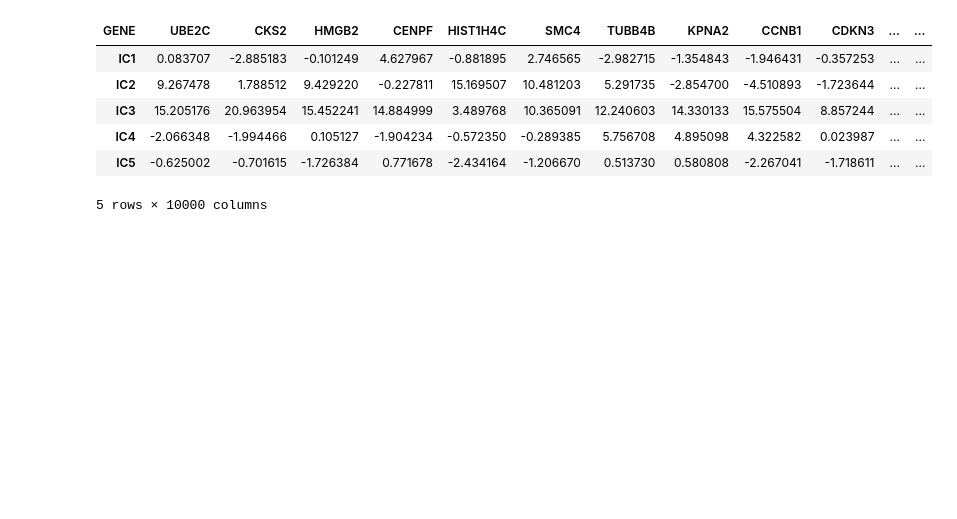
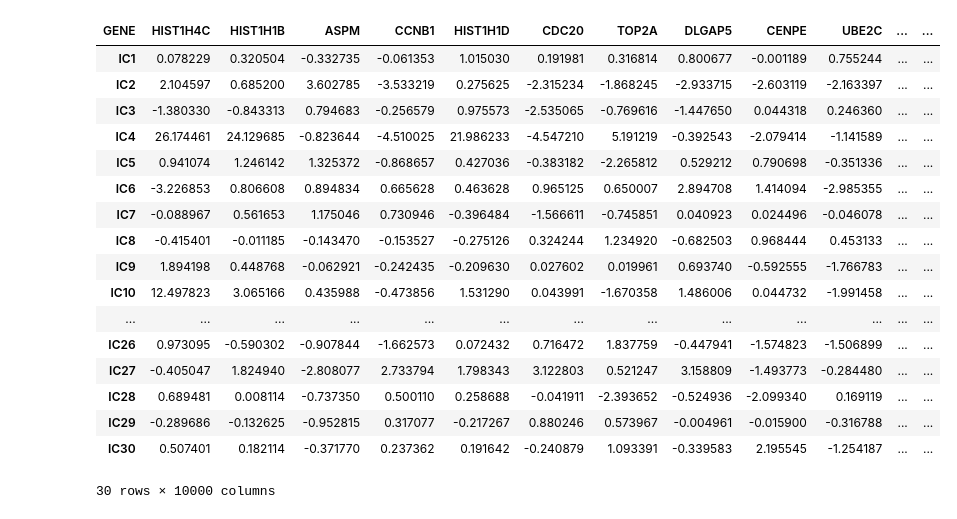
Before and after one commit to auranic/BroadCellLine_scRNASeq_analysis, a Jupyter notebook: ICA_analysis_of_single_cell_data.ipynb, the cells around one changed output. Drawn from its saved outputs; the diff is of its cells as text; code cells hidden in the pictures; blank space fills up the shorter version.

```diff
--- a/ICA_analysis_of_single_cell_data.ipynb
+++ b/ICA_analysis_of_single_cell_data.ipynb
@@ -143,10 +157,16 @@ def load_weighted_signature_file(file):
 # %%
-folder = '../Broad_CellLine/'
-cell_line = 'JHU011_UPPER_AERODIGESTIVE_TRACT'
+#folder = '../Broad_CellLine/'
+#cell_line = 'JHU011_UPPER_AERODIGESTIVE_TRACT'
+#cell_line = 'TE14_OESOPHAGUS'
+#cell_line = 'CAMA1_BREAST'
+#cell_line = 'SCC47_UPPER_AERODIGESTIVE_TRACT'
+#cell_line = 'SCC9_UPPER_AERODIGESTIVE_TRACT'
+#cell_line = 'OVTOKO_OVARY'
+#cell_line = 'ABC1_LUNG'
 ##cell_line = 'SCC25_UPPER_AERODIGESTIVE_TRACT'
-suffix = '_raw'
-Normalize_Totals = False
-division_factor = 50
+#suffix = '_raw'
+#Normalize_Totals = False
+#division_factor = 50
 
 #folder = '../Retinoblastoma/Y79/'
 #cell_line = 'Y79'
@@ -157,6 +177,18 @@ division_factor = 50
 #folder = '/mnt/c/Datas/BIODICA_GUI/work/Y79_nufp10k_ICA/'
 #cell_line = 'Y79_nufp10k'
 #suffix = ''
+
+folder = '../EwingSarcoma_Miller2020/CHLA9/'
+cell_line = 'CHLA9'
+division_factor = 1
+suffix = ''
+Normalize_Totals = True
+
+#folder = '../EwingSarcoma_Miller2020/CHLA10/'
+#cell_line = 'CHLA10'
+#division_factor = 1
+#suffix = ''
+#Normalize_Totals = True
 # %%
 # This cell is specific to Broad cell line collection
 # It extracts a cell line from the large CPM_data.txt file
@@ -283,11 +319,12 @@ X = df.values
 #Uncomment next line if you want to subsample the dataset
 #X = X[np.random.choice(X.shape[0],1000),:]
 mn = np.mean(X,axis=0)
+print(mn.shape)
 X = X - mn
 
 
-sICA = StabilizedICA(n_components = 15 , max_iter = 2000, n_jobs = -1)
-sICA.fit(X, n_runs = 100, plot = True, normalize=True)
+sICA = StabilizedICA(n_components = 30 , max_iter = 2000, n_jobs = -1)
+sICA.fit(X, n_runs = 100, plot = True, normalize=True, fun='logcosh')
 
 end = time.time()
 
@@ -299,22 +337,35 @@ running time (min): 02:32.34
 # %%
 Metagenes = pd.DataFrame(sICA.S_ , columns = df.columns , index = ['IC'+ str(i+1) for i in range(sICA.S_.shape[0])])
-display(Metagenes.head())
+display(Metagenes)
 sfile = file[:-4]+"_PT_S.xls"
 Metagenes.transpose().to_csv(sfile,sep='\t')
 
 #sfile = 'Y79_nufp10k_ica_S.xls'
+#sfile = '/mnt/c/Datas/BIODICA_GUI/work/CHLA9_nufp10k_ICA/CHLA9_nufp10k_ica_S.xls'
+#sfile = '/mnt/c/Datas/BIODICA_GUI/work/CHLA9_proc_ICA/CHLA9_proc_ica_S.xls'
 #temp = pd.read_csv(sfile,delimiter='\t',index_col=False).transpose()
 #Xtemp = temp.to_numpy()[1:-1,:]
 #Metagenes = pd.DataFrame(Xtemp, columns = list(temp.to_numpy()[0,:]), index = ['IC'+ str(i+1) for i in range(Xtemp.shape[0])])
-#display(Metagenes.head())
+#display(Metagenes)
 # %% [output]
-| GENE | UBE2C | CKS2 | HMGB2 | CENPF | HIST1H4C | SMC4 | TUBB4B | KPNA2 | CCNB1 | CDKN3 | ... | ... |
-| IC1 | 0.083707 | -2.885183 | -0.101249 | 4.627967 | -0.881895 | 2.746565 | -2.982715 | -1.354843 | -1.946431 | -0.357253 | ... | ... |
-| IC2 | 9.267478 | 1.788512 | 9.429220 | -0.227811 | 15.169507 | 10.481203 | 5.291735 | -2.854700 | -4.510893 | -1.723644 | ... | ... |
-| IC3 | 15.205176 | 20.963954 | 15.452241 | 14.884999 | 3.489768 | 10.365091 | 12.240603 | 14.330133 | 15.575504 | 8.857244 | ... | ... |
-| IC4 | -2.066348 | -1.994466 | 0.105127 | -1.904234 | -0.572350 | -0.289385 | 5.756708 | 4.895098 | 4.322582 | 0.023987 | ... | ... |
-| IC5 | -0.625002 | -0.701615 | -1.726384 | 0.771678 | -2.434164 | -1.206670 | 0.513730 | 0.580808 | -2.267041 | -1.718611 | ... | ... |
+| GENE | HIST1H4C | HIST1H1B | ASPM | CCNB1 | HIST1H1D | CDC20 | TOP2A | DLGAP5 | CENPE | UBE2C | ... | ... |
+| IC1 | 0.078229 | 0.320504 | -0.332735 | -0.061353 | 1.015030 | 0.191981 | 0.316814 | 0.800677 | -0.001189 | 0.755244 | ... | ... |
+| IC2 | 2.104597 | 0.685200 | 3.602785 | -3.533219 | 0.275625 | -2.315234 | -1.868245 | -2.933715 | -2.603119 | -2.163397 | ... | ... |
+| IC3 | -1.380330 | -0.843313 | 0.794683 | -0.256579 | 0.975573 | -2.535065 | -0.769616 | -1.447650 | 0.044318 | 0.246360 | ... | ... |
+| IC4 | 26.174461 | 24.129685 | -0.823644 | -4.510025 | 21.986233 | -4.547210 | 5.191219 | -0.392543 | -2.079414 | -1.141589 | ... | ... |
+| IC5 | 0.941074 | 1.246142 | 1.325372 | -0.868657 | 0.427036 | -0.383182 | -2.265812 | 0.529212 | 0.790698 | -0.351336 | ... | ... |
+| IC6 | -3.226853 | 0.806608 | 0.894834 | 0.665628 | 0.463628 | 0.965125 | 0.650007 | 2.894708 | 1.414094 | -2.985355 | ... | ... |
+| IC7 | -0.088967 | 0.561653 | 1.175046 | 0.730946 | -0.396484 | -1.566611 | -0.745851 | 0.040923 | 0.024496 | -0.046078 | ... | ... |
+| IC8 | -0.415401 | -0.011185 | -0.143470 | -0.153527 | -0.275126 | 0.324244 | 1.234920 | -0.682503 | 0.968444 | 0.453133 | ... | ... |
+| IC9 | 1.894198 | 0.448768 | -0.062921 | -0.242435 | -0.209630 | 0.027602 | 0.019961 | 0.693740 | -0.592555 | -1.766783 | ... | ... |
+| IC10 | 12.497823 | 3.065166 | 0.435988 | -0.473856 | 1.531290 | 0.043991 | -1.670358 | 1.486006 | 0.044732 | -1.991458 | ... | ... |
+| ... | ... | ... | ... | ... | ... | ... | ... | ... | ... | ... | ... | ... |
+| IC26 | 0.973095 | -0.590302 | -0.907844 | -1.662573 | 0.072432 | 0.716472 | 1.837759 | -0.447941 | -1.574823 | -1.506899 | ... | ... |
+| IC27 | -0.405047 | 1.824940 | -2.808077 | 2.733794 | 1.798343 | 3.122803 | 0.521247 | 3.158809 | -1.493773 | -0.284480 | ... | ... |
+| IC28 | 0.689481 | 0.008114 | -0.737350 | 0.500110 | 0.258688 | -0.041911 | -2.393652 | -0.524936 | -2.099340 | 0.169119 | ... | ... |
+| IC29 | -0.289686 | -0.132625 | -0.952815 | 0.317077 | -0.217267 | 0.880246 | 0.573967 | -0.004961 | -0.015900 | -0.316788 | ... | ... |
+| IC30 | 0.507401 | 0.182114 | -0.371770 | 0.237362 | 0.191642 | -0.240879 | 1.093391 | -0.339583 | 2.195545 | -1.254187 | ... | ... |
-5 rows × 10000 columns
+30 rows × 10000 columns
 # %%
 freeman_G1S = ['ADAMTS1','ASF1B','ATAD2','BARD1','BLM','BRCA1','BRIP1','C17orf75','C9orf40','CACYBP','CASP8AP2','CCDC15','CCNE1','CCNE2','CCP110','CDC25A','CDC45','CDC6','CDC7','CDK2','CDT1','CENPJ','CENPQ','CENPU','CEP57','CHAF1A','CHAF1B','CHEK1','CLSPN','CREBZF','CRYL1','CSE1L','DCLRE1B','DCTPP1','DEK','DERA','DHFR','DNA2','DNAJC9','DNMT1','DONSON','DSCC1','DSN1','DTL','E2F8','EED','EFCAB11','ENDOD1','ETAA1','EXO1','EYA2','EZH2','FAM111A','FANCE','FANCG','FANCI','FANCL','FBXO5','FEN1','GGH','GINS1','GINS2','GINS3','GLMN','GMNN','GMPS','GPD2','HADH','HELLS','HSF2','ITGB3BP','KIAA0101','KNTC1','LIG1','MCM10','MCM2','MCM3','MCM4','MCM5','MCM6','MCM7','MCMBP','METTL9','MMD','MNS1','MPP1','MRE11A','MSH2','MSH6','MYO19','NASP','NPAT','NSMCE4A','ORC1','OSGEPL1','PAK1','PAQR4','PARP2','PASK','PAXIP1','PBX3','PCNA','PKMYT1','PMS1','POLA1','POLA2','POLD3','POLE2','PRIM1','PRPS2','PSMC3IP','RAB23','RAD51','RAD51AP1','RAD54L','RBBP8','RBL1','RDX','RFC2','RFC3','RFC4','RMI1','RNASEH2A','RPA1','RRM1','RRM2','SLBP','SLC25A40','SMC2','SMC3','SSX2IP','SUPT16H','TEX30','TFDP1','THAP10','THEM6','TIMELESS','TIPIN','TMEM106C','TMEM38B','TRIM45','TRIP13','TSPYL4','TTI1','TUBGCP5','TYMS','UBR7','UNG','USP1','WDHD1','WDR76','WRB','YEATS4','ZBTB14','ZWINT']
 freeman_G2M = ['ADGRE5','ARHGAP11A','ARHGDIB','ARL6IP1','ASPM','AURKA','AURKB','BIRC5','BORA','BRD8','BUB1','BUB1B','BUB3','CCNA2','CCNB1','CCNB2','CCNF','CDC20','CDC25B','CDC25C','CDC27','CDCA3','CDCA8','CDK1','CDKN1B','CDKN3','CENPE','CENPF','CENPI','CENPN','CEP55','CEP70','CEP85','CKAP2','CKAP5','CKS1B','CKS2','CTCF','DBF4','DBF4B','DCAF7','DEPDC1','DLGAP5','ECT2','ERCC6L','ESPL1','FAM64A','FOXM1','FZD2','FZD7','FZR1','GPSM2','GTF2E1','GTSE1','H2AFX','HJURP','HMGB2','HMGB3','HMMR','HN1','INCENP','JADE2','KIF11','KIF14','KIF15','KIF18A','KIF18B','KIF20A','KIF20B','KIF22','KIF23','KIF2C','KIF4A','KIF5B','KIFC1','KPNA2','LBR','LMNB2','MAD2L1','MELK','MET','METTL4','MIS18BP1','MKI67','MPHOSPH9','MTMR6','NCAPD2','NCAPG','NCAPG2','NCAPH','NDC1','NDC80','NDE1','NEIL3','NEK2','NRF1','NUSAP1','OIP5','PAFAH2','PARPBP','PBK','PLEKHG3','PLK1','PLK4','PRC1','PRR11','PSRC1','PTTG1','PTTG3P','RACGAP1','RAD21','RASSF1','REEP4','SAP30','SHCBP1','SKA1','SLCO1B3','SOGA1','SPA17','SPAG5','SPC25','SPDL1','STIL','STK17B','TACC3','TAF5','TBC1D2','TBC1D31','TMPO','TOP2A','TPX2','TROAP','TTF2','TTK','TUBB4B','TUBD1','UBE2C','UBE2S','VANGL1','WEE1','WHSC1','XPO1','ZMYM1']
```
Also changed, not shown: parts of 15 cells of this notebook.
